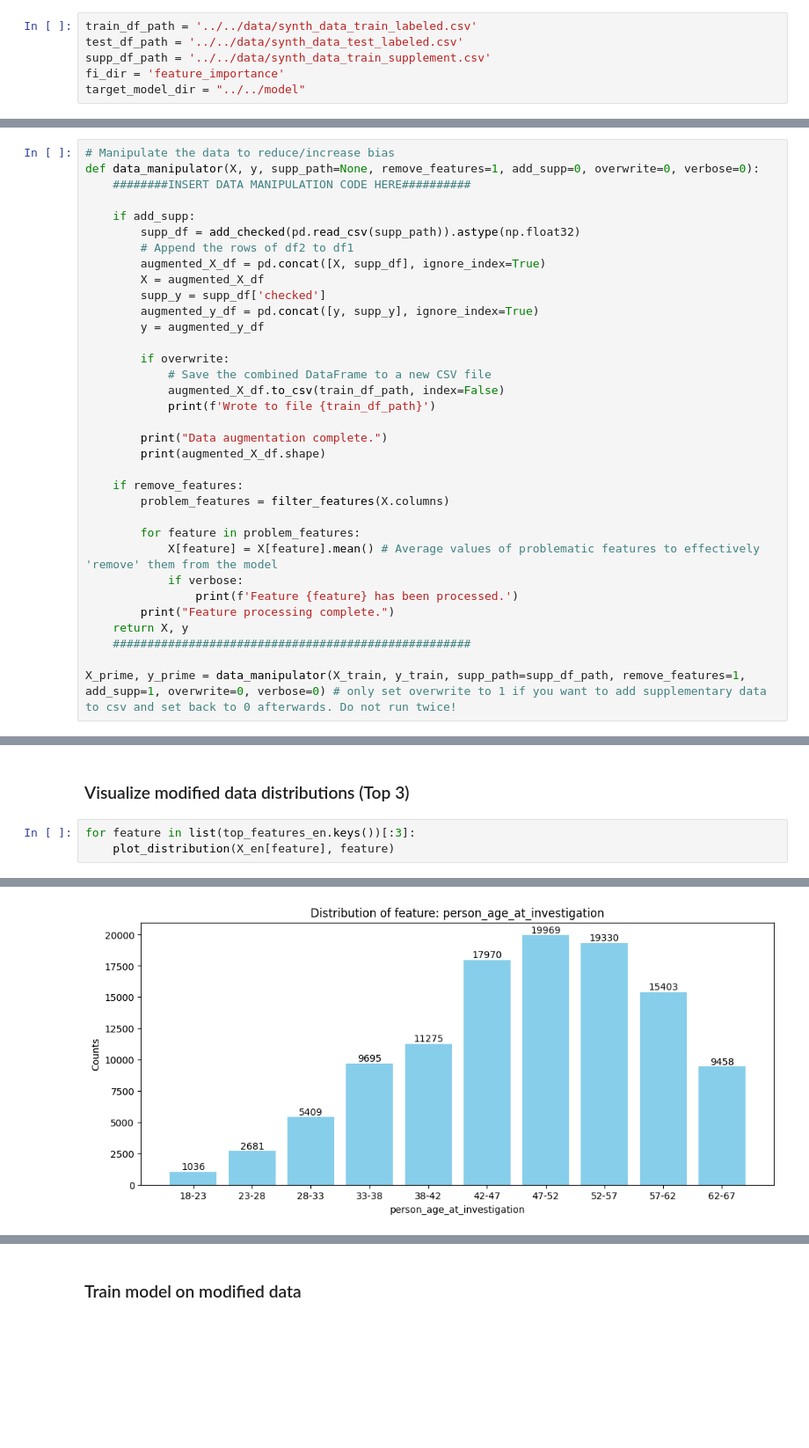
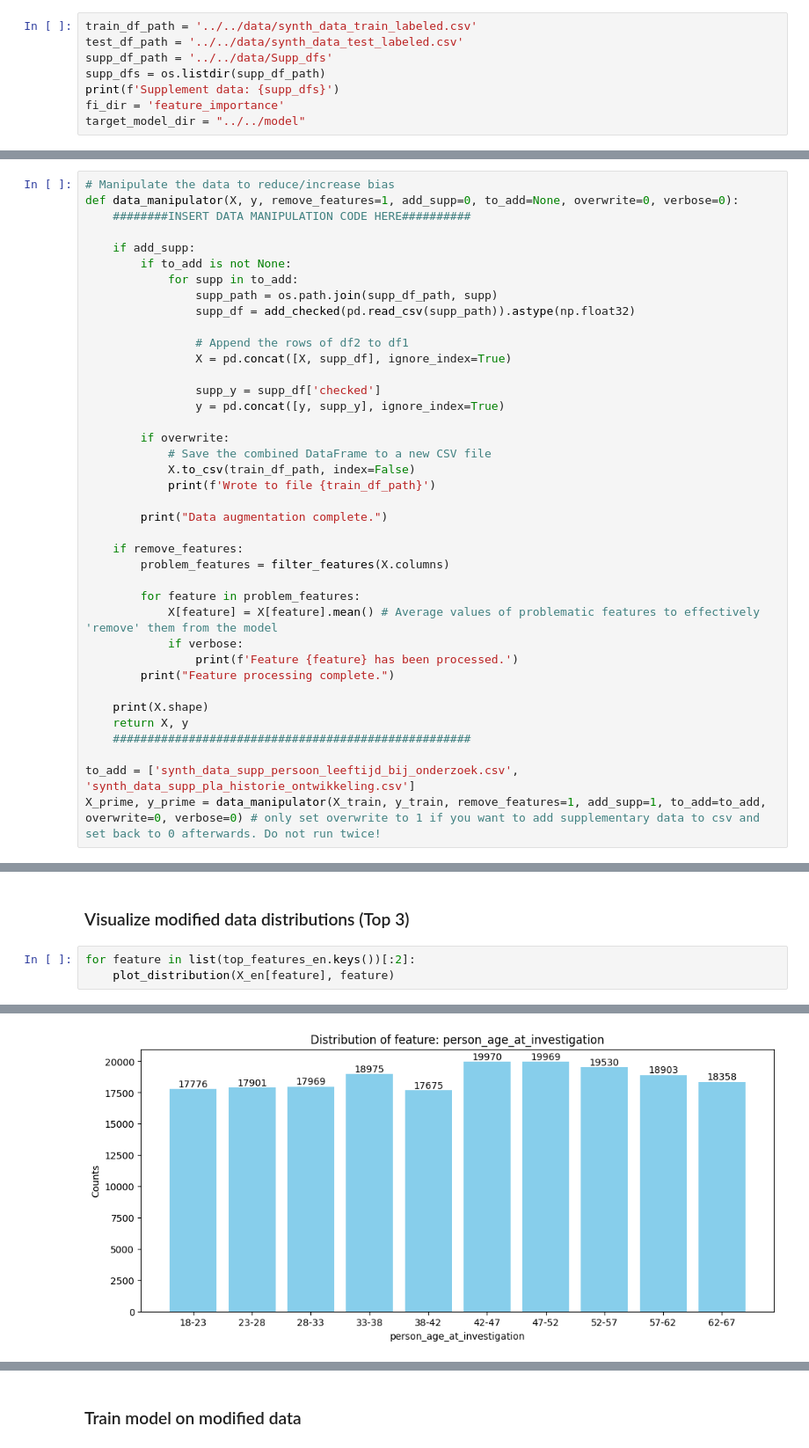
Before and after one commit to yulinchen03/TestingProject, a Jupyter notebook: src/team_1/model1_training.ipynb, the cells around one changed output, grey strips where cells are left out. Shown at 88% size. Cells and saved outputs as stored; diff of their text form; blank space fills up the shorter version.

```diff
--- a/src/team_1/model1_training.ipynb
+++ b/src/team_1/model1_training.ipynb
@@ -10,6 +8,8 @@ from src.utils.plot_utils import *
 # %%
 train_df_path = '../../data/synth_data_train_labeled.csv'
 test_df_path = '../../data/synth_data_test_labeled.csv'
-supp_df_path = '../../data/synth_data_train_supplement.csv'
+supp_df_path = '../../data/Supp_dfs'
+supp_dfs = os.listdir(supp_df_path)
+print(f'Supplement data: {supp_dfs}')
 fi_dir = 'feature_importance'
 target_model_dir = "../../model"
@@ -27,25 +29,27 @@ y_test = test_df['checked']
 ### Manipulate the data
 # %%
 # Manipulate the data to reduce/increase bias
-def data_manipulator(X, y, supp_path=None, remove_features=1, add_supp=0, overwrite=0, verbose=0):
+def data_manipulator(X, y, remove_features=1, add_supp=0, to_add=None, overwrite=0, verbose=0):
     ########INSERT DATA MANIPULATION CODE HERE##########
 
     if add_supp:
-        supp_df = add_checked(pd.read_csv(supp_path)).astype(np.float32)
-        # Append the rows of df2 to df1
-        augmented_X_df = pd.concat([X, supp_df], ignore_index=True)
-        X = augmented_X_df
-        supp_y = supp_df['checked']
-        augmented_y_df = pd.concat([y, supp_y], ignore_index=True)
-        y = augmented_y_df
+        if to_add is not None:
+            for supp in to_add:
+                supp_path = os.path.join(supp_df_path, supp)
+                supp_df = add_checked(pd.read_csv(supp_path)).astype(np.float32)
+
+                # Append the rows of df2 to df1
+                X = pd.concat([X, supp_df], ignore_index=True)
+
+                supp_y = supp_df['checked']
+                y = pd.concat([y, supp_y], ignore_index=True)
 
         if overwrite:
             # Save the combined DataFrame to a new CSV file
-            augmented_X_df.to_csv(train_df_path, index=False)
+            X.to_csv(train_df_path, index=False)
             print(f'Wrote to file {train_df_path}')
 
         print("Data augmentation complete.")
-        print(augmented_X_df.shape)
 
     if remove_features:
         problem_features = filter_features(X.columns)
@@ -55,9 +59,12 @@ def data_manipulator(X, y, supp_path=None, remove_features=1, add_supp=0, overwr
             if verbose:
                 print(f'Feature {feature} has been processed.')
         print("Feature processing complete.")
+
+    print(X.shape)
     return X, y
     ####################################################
 
-X_prime, y_prime = data_manipulator(X_train, y_train, supp_path=supp_df_path, remove_features=1, add_supp=1, overwrite=0, verbose=0) # only set overwrite to 1 if you want to add supplementary data to csv and set back to 0 afterwards. Do not run twice!
+to_add = ['synth_data_supp_persoon_leeftijd_bij_onderzoek.csv', 'synth_data_supp_pla_historie_ontwikkeling.csv']
+X_prime, y_prime = data_manipulator(X_train, y_train, remove_features=1, add_supp=1, to_add=to_add, overwrite=0, verbose=0) # only set overwrite to 1 if you want to add supplementary data to csv and set back to 0 afterwards. Do not run twice!
 # %% [output]
 Data augmentation complete.
@@ -130,6 +136,6 @@ fa2.plot_importance(column_names=X_en.columns, min_val=0.01)
 # %% [markdown]
 ### Visualize modified data distributions (Top 3)
 # %%
-for feature in list(top_features_en.keys())[:3]:
+for feature in list(top_features_en.keys())[:2]:
     plot_distribution(X_en[feature], feature)
 # %% [output]
@@ -138 +143 @@ Mean:11222.6
-[figure, old version]
+[figure, new version]
```
Also changed, not shown: parts of 11 cells of this notebook, 18 other files.
